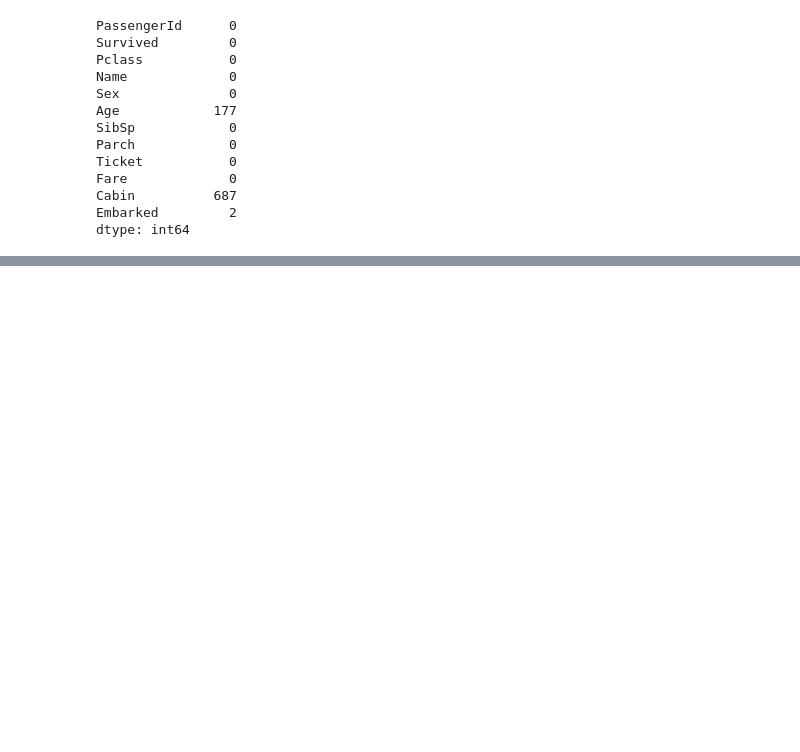
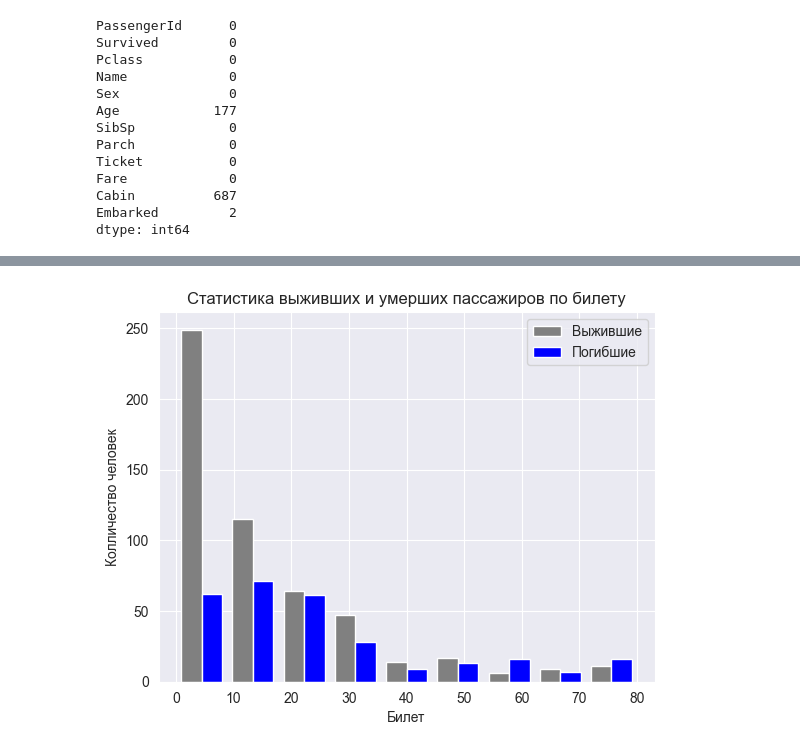
Before and after one commit to SotGE/innopolis2023, a Jupyter notebook: lesson5/lesson5.ipynb, the cells around one changed output, grey strips where cells are left out. Cells and saved outputs as stored; diff of their text form; code cells hidden in the pictures; blank space fills up the shorter version.

```diff
--- a/lesson5/lesson5.ipynb
+++ b/lesson5/lesson5.ipynb
@@ -126,0 +404,17 @@ TypeError: '>=' not supported between instances of 'float' and 'str'
+# %%
+# Влияние билета (Fare) на выживание
+data_to_plot = [dataset_died['Fare'], dataset_survived['Fare']]
+colors = ['gray', 'blue']
+labels = ['Выжившие', 'Погибшие']
+xylabel = ['Билет', 'Колличество человек']
+title = 'Статистика выживших и умерших пассажиров по билету'
+show_plot(
+    data=data_to_plot,
+    x_points=x_points,
+    color=colors,
+    label=labels,
+    xylabel=xylabel,
+    title=title
+)
+# %% [output]
+[figure, added]
```
Also changed, not shown: parts of 37 cells of this notebook, 2 other files.
